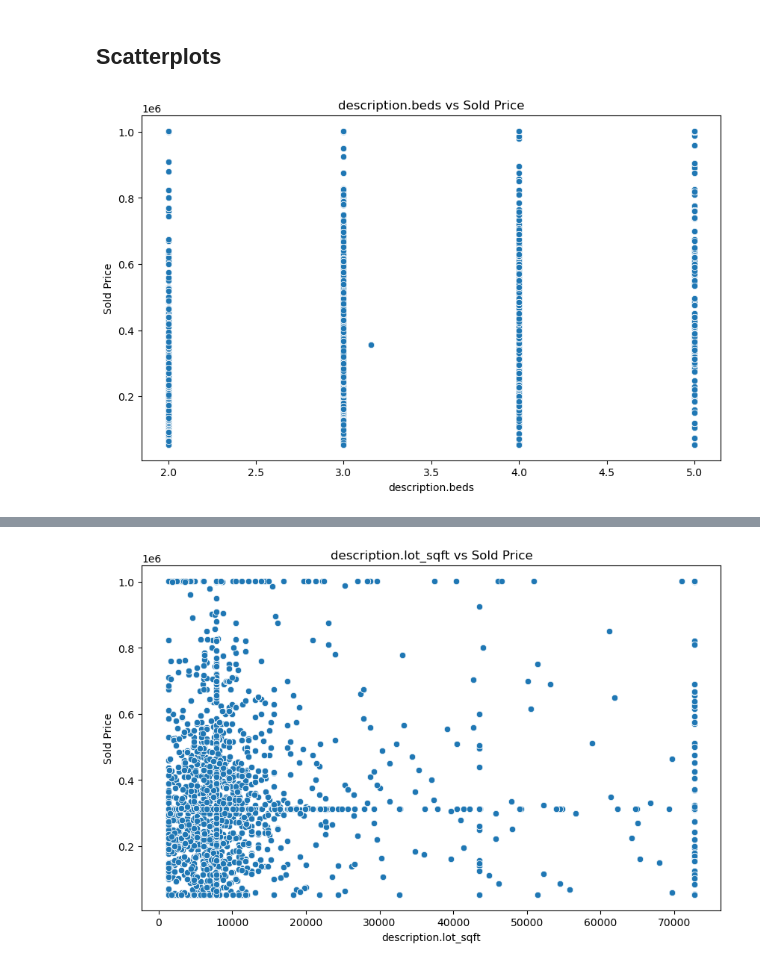
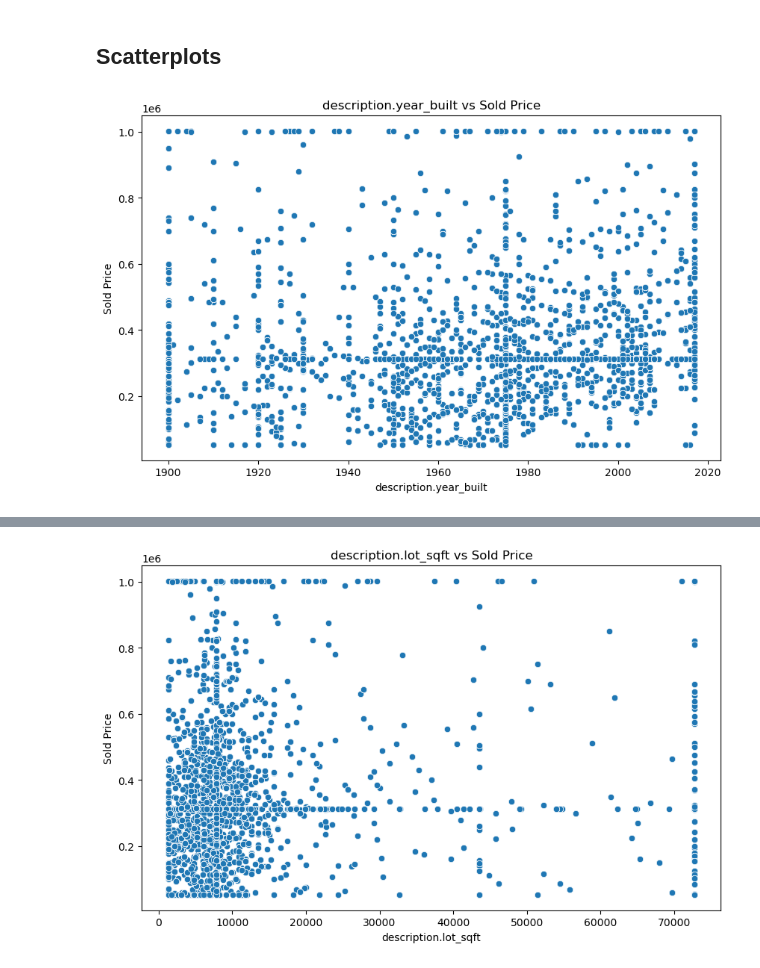
Before and after one commit to rdebullain/ML-supervised_real_estate_data, a Jupyter notebook: notebooks/1 - EDA.ipynb, the cells around one changed output, grey strips where cells are left out. Drawn from its saved outputs; the diff is of its cells as text; code cells hidden in the pictures.

```diff
--- a/notebooks/1 - EDA.ipynb
+++ b/notebooks/1 - EDA.ipynb
@@ -758,6 +803,6 @@ def plot_scatterplot(df, feature):
     else:
         print(f"Feature {feature} not found in DataFrame")
 # %%
-plot_scatterplot(df, 'description.beds')
+plot_scatterplot(df, 'description.year_built')
 # %% [output]
-[figure, old version]
+[figure, new version]
```
Also changed, not shown: parts of 4 cells of this notebook.
